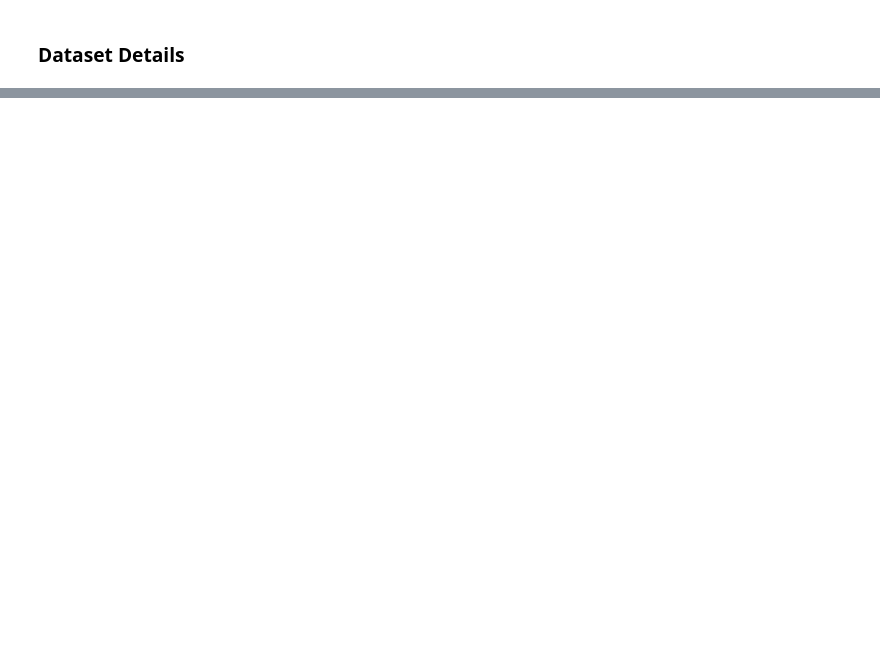
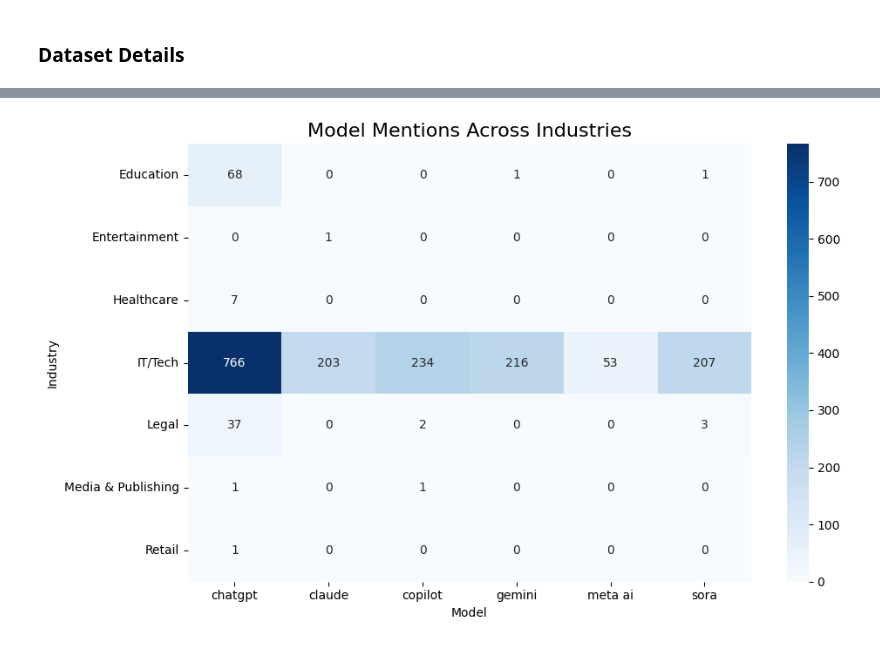
Before and after one commit to kritika25-sys/genai-pulse, a Jupyter notebook: notebooks/GenAI_Pulse_Report.ipynb, the cells around one changed output, grey strips where cells are left out. Saved outputs shown, nothing was run; the diff lists cells and outputs as text; code cells hidden in the pictures; blank space fills up the shorter version.

```diff
--- a/notebooks/GenAI_Pulse_Report.ipynb
+++ b/notebooks/GenAI_Pulse_Report.ipynb
@@ -23,0 +204,45 @@ To understand public perception and sentiment around Generative AI tools, this p
+# %%
+# Define mapping from subreddit to industry
+industry_map = {
+    "Technology": "IT/Tech",
+    "MachineLearning": "IT/Tech",
+    "Data": "IT/Tech",
+    "Computers": "IT/Tech",
+    "ArtificialIntelligence": "IT/Tech",
+    "OpenAI": "IT/Tech",
+    "DataScience": "IT/Tech",
+    "Healthcare": "Healthcare",
+    "Education": "Education",
+    "Finance": "Finance",
+    "Retail": "Retail",
+    "Media": "Media & Publishing",
+    "Entertainment": "Entertainment",
+    "Legal": "Legal"
+}
+
+# Map subreddits to industry
+if 'subreddit' in df.columns:
+    df['industry'] = df['subreddit'].map(industry_map)
+else:
+    raise ValueError("Subreddit column not found in dataframe")
+
+# Clean model keywords for consistency
+df['keyword'] = df['keyword'].str.lower().str.strip()
+
+# Group and count number of mentions
+model_industry_counts = df.groupby(['industry', 'keyword']).size().reset_index(name='count')
+
+# Pivot for heatmap
+pivot_table = model_industry_counts.pivot(index='industry', columns='keyword', values='count').fillna(0)
+
+# Plot heatmap
+plt.figure(figsize=(10, 6))
+sns.heatmap(pivot_table, annot=True, fmt=".0f", cmap="Blues")
+plt.title("Model Mentions Across Industries", fontsize=16)
+plt.xlabel("Model")
+plt.ylabel("Industry")
+plt.tight_layout()
+plt.savefig(r"plots\model_mentions_by_industry.png")
+plt.show()
+# %% [output]
+[figure, added]
```
Also changed, not shown: parts of 61 cells of this notebook, 26 other files.
